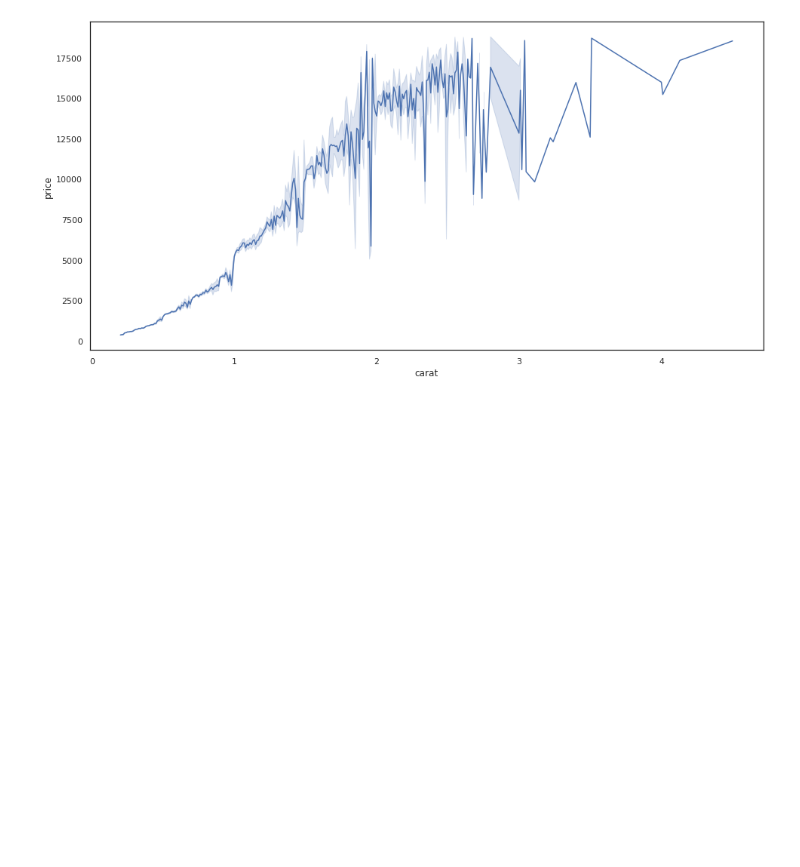
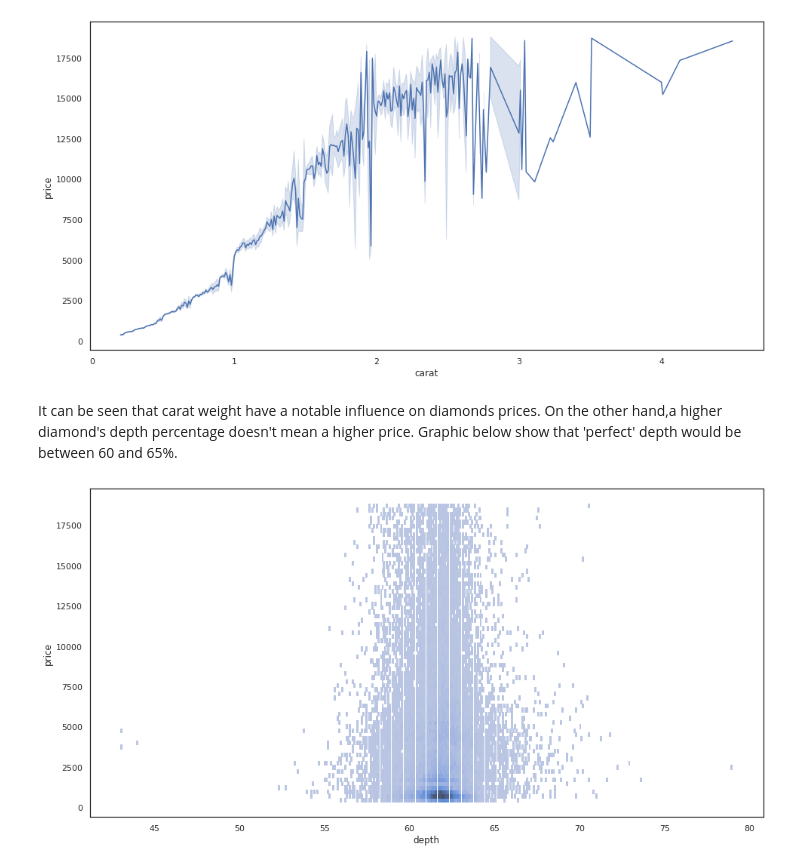
Before and after one commit to EloyGomez-bd/Diamonds-Dataset-Exploration, a Jupyter notebook: notebooks/data_analysis_report.ipynb, the cells around one changed output. Drawn from its saved outputs; the diff is of its cells as text; code cells hidden in the pictures; blank space fills up the shorter version.

```diff
--- a/notebooks/data_analysis_report.ipynb
+++ b/notebooks/data_analysis_report.ipynb
@@ -101,3 +126,10 @@ fig = plt.figure(figsize=(16, 8))
 ax = sns.lineplot(x='carat', y='price', data=df)
 # %% [output]
 [figure]
+# %% [markdown]
+It can be seen that carat weight have a notable influence on diamonds prices. On the other hand,a higher diamond's depth percentage doesn't mean a higher price. Graphic below show that 'perfect' depth would be between 60 and 65%.
+# %%
+fig = plt.figure(figsize=(16, 8))
+ax = sns.histplot(data=df, x='depth', y='price')
+# %% [output]
+[figure, added]
```
Also changed, not shown: parts of 11 cells of this notebook.
